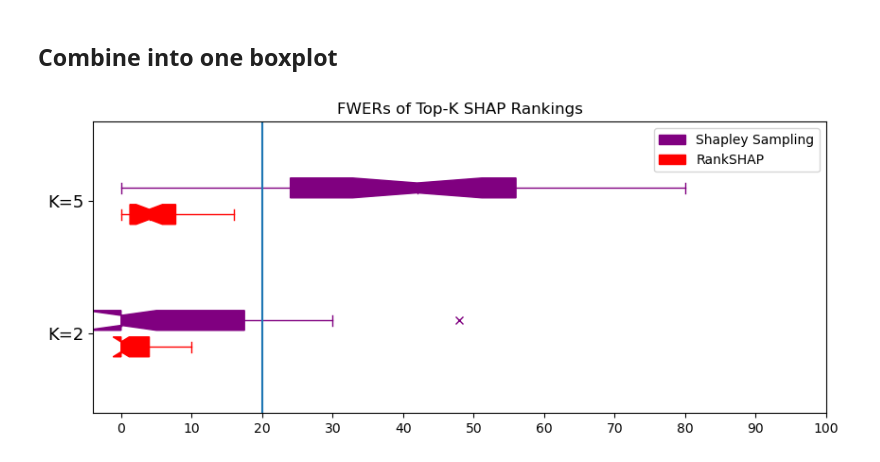
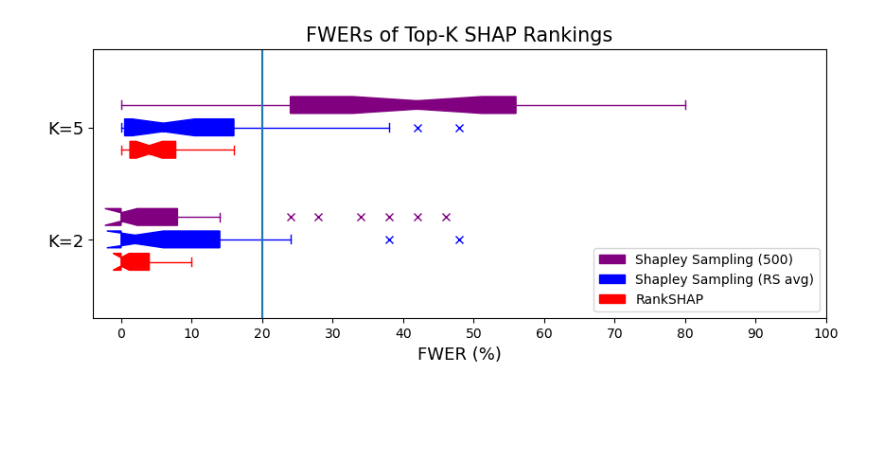
Before and after one commit to jeremy-goldwasser/feature-rankings, a Jupyter notebook: Experiments/Analysis/boxplots.ipynb, the cells around one changed output. Drawn from its saved outputs; the diff is of its cells as text; code cells hidden in the pictures; blank space fills up the shorter version.

```diff
--- a/Experiments/Analysis/boxplots.ipynb
+++ b/Experiments/Analysis/boxplots.ipynb
@@ -57,6 +11,0 @@ Fit Shapley sampling values
-# %%
-with open(join(dir_path, "Experiments", "Results", "ss_ranks_k2_n800"), "rb") as fp:
-    top_2_ss = np.array(pickle.load(fp))
-N_pts = top_2_ss.shape[0]
-ss_fwers2 = [calc_fwer(top_2_ss[i]) for i in range(N_pts)]
-ss_fwers5 = [calc_fwer(top_5_ss[i]) for i in range(N_pts)]
@@ -76,2 +11,0 @@ plt.show()
-# %% [markdown]
-## Combine into one boxplot
@@ -78,39 +35,50 @@ plt.show()
 # %%
-ss_fwers = np.array([ss_fwers2, ss_fwers5])*100
-offset = 0.1
-c = "red"
+offset = 0.2
 plt.figure(figsize=(10,4))
-plt.boxplot(rankshap_fwers.T, positions=[1-offset,2-offset], notch=True, patch_artist=True,
+
+c = "purple"
+plt.boxplot(ss_fwers_500.T, positions=[1+offset, 2+offset], notch=True, patch_artist=True,
             boxprops=dict(facecolor=c, color=c),
             capprops=dict(color=c),
             whiskerprops=dict(color=c),
             flierprops=dict(color=c, markeredgecolor=c, marker='x'),
             medianprops=dict(color=c),
             vert=False
             )
-c = "purple"
-plt.boxplot(ss_fwers.T, positions=[1+offset, 2+offset], notch=True, patch_artist=True,
+c = "blue"
+plt.boxplot(ss_fwers_ad.T, positions=[1, 2], notch=True, patch_artist=True,
+            boxprops=dict(facecolor=c, color=c),
+            capprops=dict(color=c),
+            whiskerprops=dict(color=c),
+            flierprops=dict(color=c, markeredgecolor=c, marker='x'),
+            medianprops=dict(color=c),
+            vert=False
+            )
+c = "red"
+plt.boxplot(rankshap_fwers.T, positions=[1-offset,2-offset], notch=True, patch_artist=True,
             boxprops=dict(facecolor=c, color=c),
             capprops=dict(color=c),
             whiskerprops=dict(color=c),
             flierprops=dict(color=c, markeredgecolor=c, marker='x'),
             medianprops=dict(color=c),
             vert=False
             )
 
 import matplotlib.patches as mpatches
-colors = ["purple", "red"]
-cols = ["Shapley Sampling", "RankSHAP"]
+colors = ["purple", "blue", "red"]
+cols = ["Shapley Sampling (500)", "Shapley Sampling (RS avg)", "RankSHAP"]
 patches = []
-for i in range(2):
+for i in range(3):
     patches.append(mpatches.Patch(color=colors[i], label=cols[i]))
 plt.legend(handles=patches)
 
 plt.yticks([1,2], ["K=2", "K=5"], size=13)
 plt.xticks(np.linspace(0, 100, 11))
 plt.axvline(20)
-plt.title("FWERs of Top-K SHAP Rankings")
-plt.savefig(join(dir_path, "Experiments", "Figures", "shap_boxplots.png"))
+plt.xlabel("FWER (%)", size=13)
+plt.subplots_adjust(bottom=0.17)
+plt.title("FWERs of Top-K SHAP Rankings", size=15)
+plt.savefig(join(dir_path, "Experiments", "Figures", "shap_boxplots.png"), bbox_inches="tight")
 plt.show()
 # %% [output]
-[figure, old version]
+[figure, new version]
```
Also changed, not shown: parts of 9 cells of this notebook, 15 other files.
